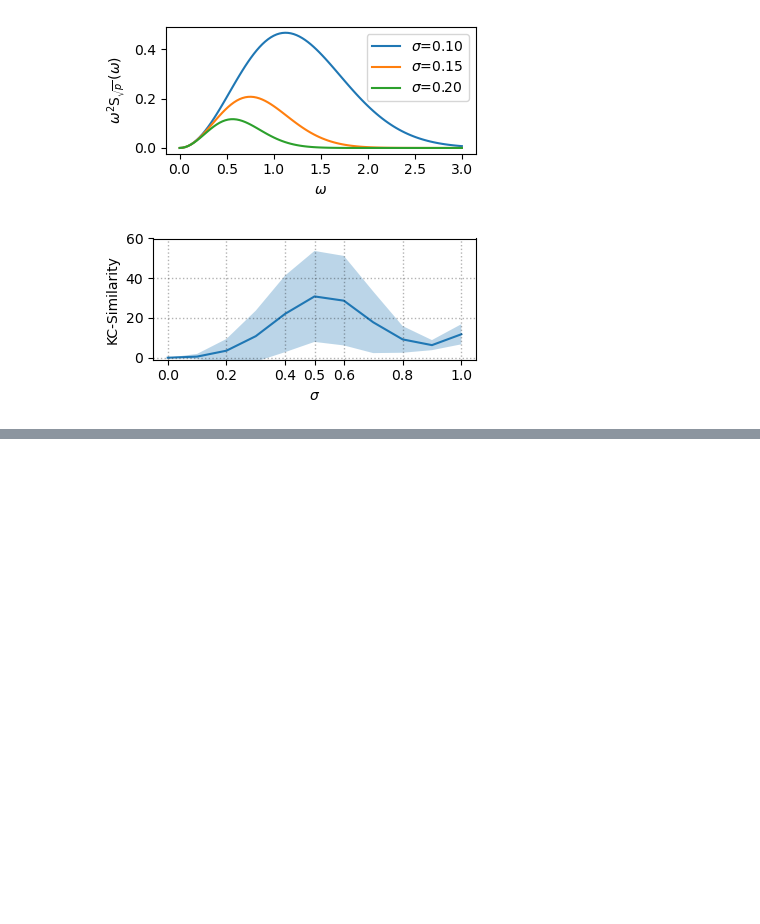
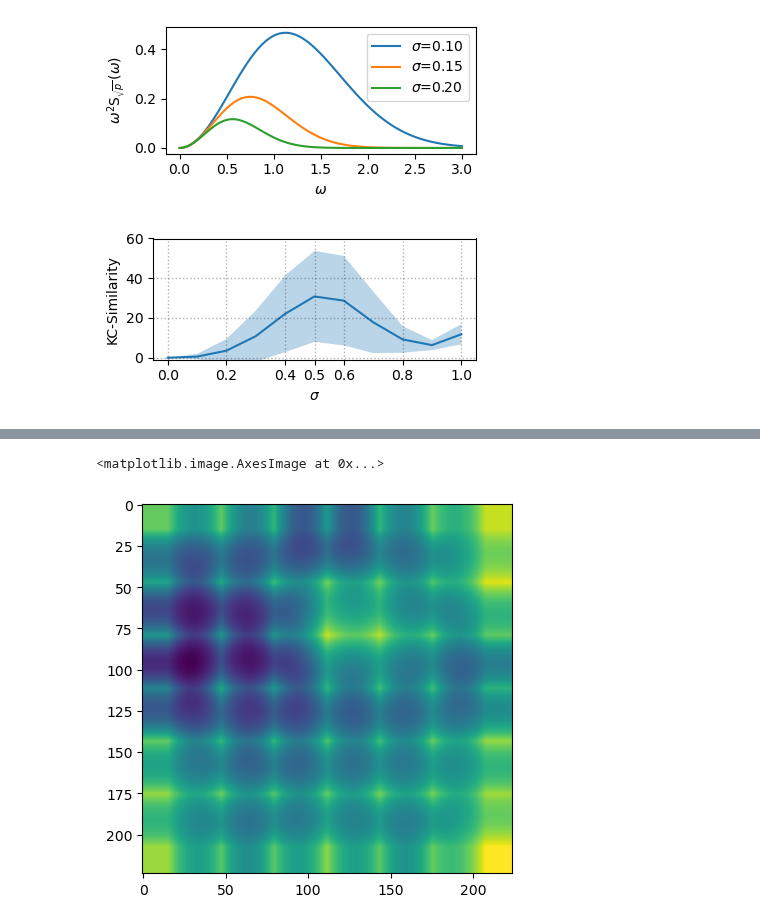
Before and after one commit to Amir-Mehrpanah/On-Spectral-Properties-of-Gradient-based-Explanation-Methods-ECCV24, a Jupyter notebook: source/misc_visualizations.ipynb, the cells around one changed output, grey strips where cells are left out. Saved outputs shown, nothing was run; the diff lists cells and outputs as text; code cells hidden in the pictures; blank space fills up the shorter version.

```diff
--- a/source/misc_visualizations.ipynb
+++ b/source/misc_visualizations.ipynb
@@ -229,0 +269,5 @@ fig.savefig("outputs/figures/combination_fns.pdf", bbox_inches="tight")
+# %%
+plt.imshow(x2)
+# %% [output]
+<matplotlib.image.AxesImage at 0x...>
+[figure, added]
```
Also changed, not shown: parts of 7 cells of this notebook, 3 other files.
